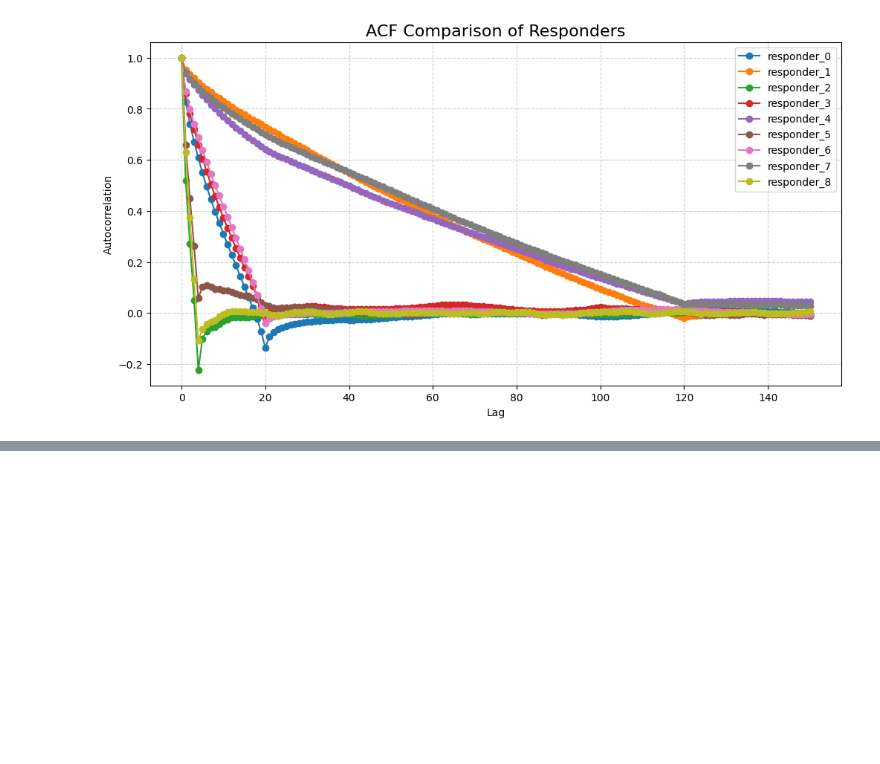
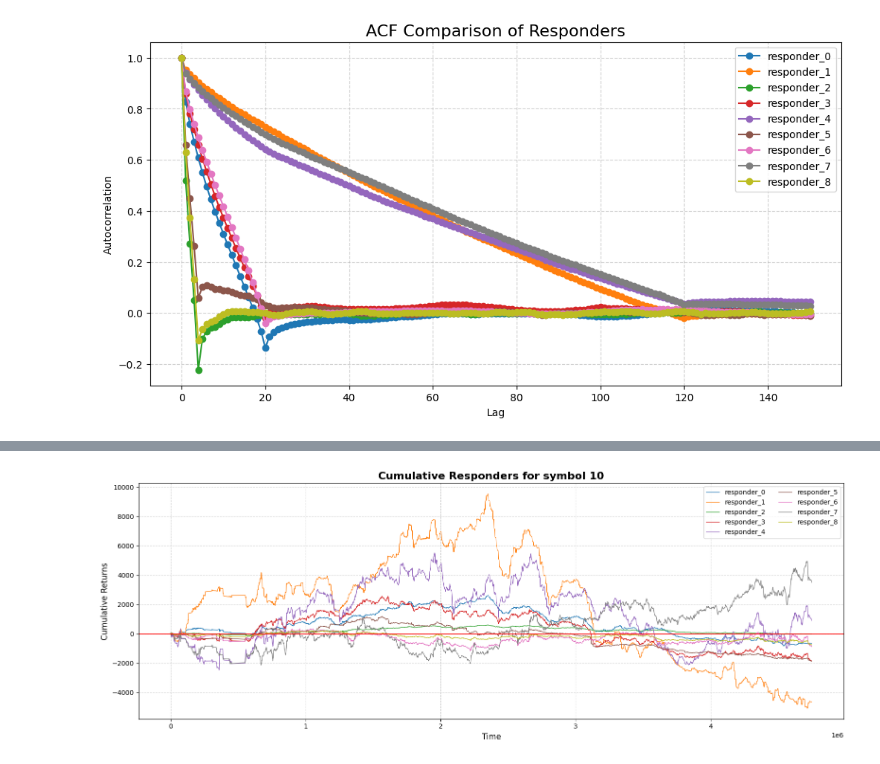
Before and after one commit to MohamedZakariaaFouda/Jane_Street_Competition, a Jupyter notebook: notebooks/end-to-end-data-science-life-cycle.ipynb, the cells around one changed output, grey strips where cells are left out. Cells and saved outputs as stored; diff of their text form; code cells hidden in the pictures; blank space fills up the shorter version.

```diff
--- a/notebooks/end-to-end-data-science-life-cycle.ipynb
+++ b/notebooks/end-to-end-data-science-life-cycle.ipynb
@@ -66,6 +68,8 @@ Loaded shape: (4748457, 92)
 | 2 | 0 | 0 | 9 | 2.285698 | NaN | NaN | NaN | NaN | NaN | ... |
 | 3 | 0 | 0 | 10 | 0.690606 | NaN | NaN | NaN | NaN | NaN | ... |
 | 4 | 0 | 0 | 14 | 0.440570 | NaN | NaN | NaN | NaN | NaN | ... |
+# %%
+train_df['id']=train_df.index.values
 # %%
 # Data Info
 train_df.info()
@@ -540,0 +560,28 @@ plt.show()
+# %%
+'''
+Plot cumulative sum for all responders with one symbol
+'''
+colors = plt.get_cmap("tab10").colors
+plt.figure(figsize=(16, 6))
+
+for i, resp in enumerate(train_df[resp_cols]):
+    xx = symbol_data['id']
+    yy = symbol_data[resp].cumsum()  # cumulative sum
+
+    # Downsampling
+    step = max(1, len(xx)//5000)
+    xx = xx[::step]
+    yy = yy[::step]
+
+    plt.plot(xx, yy, color=colors[i % len(colors)], linewidth=0.9, label=resp)
+
+plt.title(f'Cumulative Responders for symbol {chosen_symbol}', weight='bold', fontsize=16)
+plt.xlabel("Time", fontsize=12)
+plt.ylabel("Cumulative Returns", fontsize=12)
+plt.grid(color='lightgrey', linewidth=0.8, linestyle='--')
+plt.axhline(0, color='red', linewidth=1.2)
+plt.legend(ncol=2, fontsize=10)
+plt.tight_layout()
+plt.show()
+# %% [output]
+[figure, added]
```
Also changed, not shown: parts of 14 cells of this notebook.
